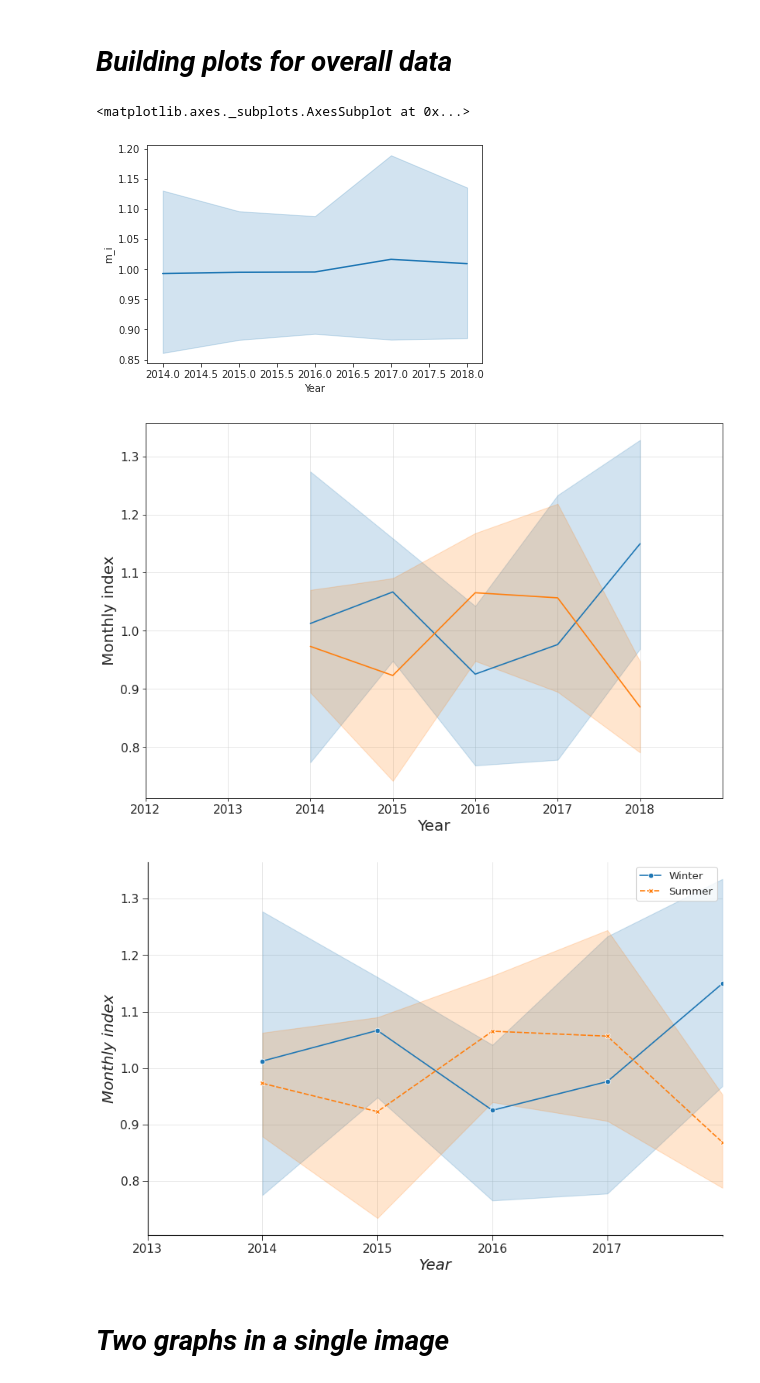
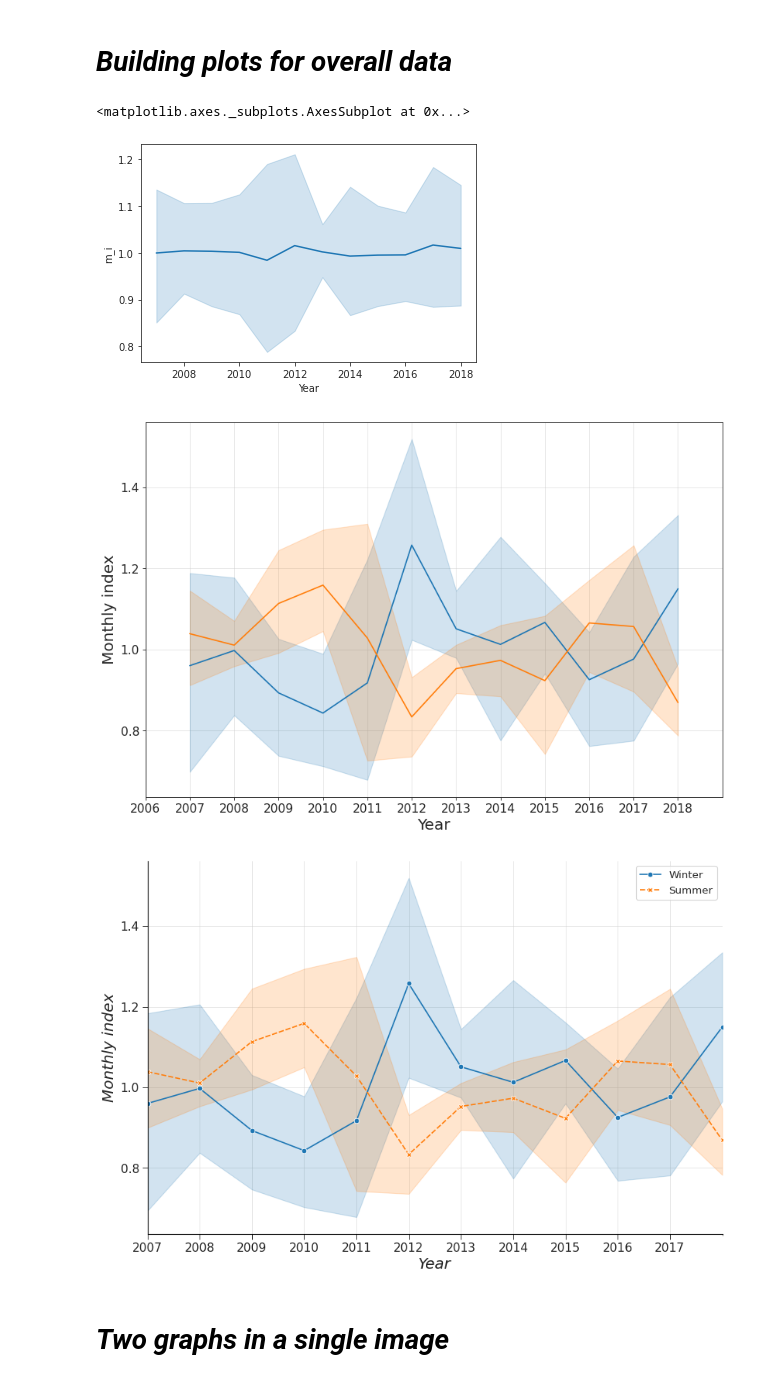
Before and after one commit to ADv0rnik/Data-analysis-for-JER, a Jupyter notebook: Monthly_index_calc_Mazyr.ipynb, the cells around one changed output. Cells and saved outputs as stored; diff of their text form; code cells hidden in the pictures.

```diff
--- a/Monthly_index_calc_Mazyr.ipynb
+++ b/Monthly_index_calc_Mazyr.ipynb
@@ -20,9 +20,9 @@ drive.mount('/content/drive')
 # %% [output]
 Drive already mounted at /content/drive; to attempt to forcibly remount, call drive.mount("/content/drive", force_remount=True).
 # %%
-path = '/content/drive/MyDrive/Colab Notebooks/Data for JER/Weekly_index13-18_Mazyr.csv'
+path = '/content/drive/MyDrive/Colab Notebooks/Data for JER/Weekly_index07-18_Mazyr.csv'
 df = pd.read_csv(path, parse_dates=['Date'])
-df.tail()
+df.head()
 #df.info()
 # %% [output]
 |  | Date | Conc | w_i |
@@ -62,14 +62,21 @@ def mi(my_df, year):
   #df_x_m.columns = ['M_i', 'Year']
   return df_x_m
 
-mi13 = mi(df_mod, 2013)
-mi1 = mi03.append(mi(df_mod, 2014))
-mi2 = mi1.append(mi(df_mod, 2015))
-mi3 = mi2.append(mi(df_mod, 2016))
-mi4 = mi3.append(mi(df_mod, 2017))
-mi5 = mi4.append(mi(df_mod, 2018))
+mi07 = mi(df_mod, 2007)
+mi1 = mi07.append(mi(df_mod, 2008))
+mi2 = mi1.append(mi(df_mod, 2009))
+mi3 = mi2.append(mi(df_mod, 2010))
+mi4 = mi3.append(mi(df_mod, 2011))
+mi5 = mi4.append(mi(df_mod, 2012))
+mi6 = mi5.append(mi(df_mod, 2013))
+mi7 = mi6.append(mi(df_mod, 2014))
+mi8 = mi7.append(mi(df_mod, 2015))
+mi9 = mi8.append(mi(df_mod, 2016))
+mi10 = mi9.append(mi(df_mod, 2017))
+mi11 = mi10.append(mi(df_mod, 2018))
 
-mi5['Mon'] = mi5['Month'].replace(m_dict)
-mi_fin=mi5.drop(['Month'], axis = 1)
+
+mi11['Mon'] = mi11['Month'].replace(m_dict)
+mi_fin=mi11.drop(['Month'], axis = 1)
 mi_fin
 # %% [output]
@@ -93,6 +96,6 @@ mi_fin
 # %%
 #adding seasons in front of Month
 mi_fin['season'] = np.where(mi_fin.Mon.isin(['Apr','May','Jun','Jul','Aug','Sep']), 'sum', 'win')
-mi_fin.columns = ('Year','m_i', 'Mon', 'season')
+mi_fin.columns = ('m_i', 'Year', 'Mon', 'season')
 mi_fin.head(30)
 # %% [output]
@@ -167,7 +162,7 @@ sns.set_style("ticks", {"xtick.major.size": 10, "ytick.major.size": 10})
 sns.lineplot(data = mi_fin, x = 'Year', y = 'm_i')
 # %% [output]
 <matplotlib.axes._subplots.AxesSubplot at 0x...>
-[figure, old version]
+[figure, new version]
 # %%
 f, ax = plt.subplots(figsize = (12, 8), dpi = 80)
 sns.lineplot(data = mi_win,
@@ -180,43 +175,43 @@ sns.lineplot(data = mi_sum,
              x = mi_sum['Year'],
              y = mi_sum['m_i'],
              markers = True)
-ax.set(xlim = (2012, 2019))
+ax.set(xlim = (2006, 2019))
 ax.set_ylabel('Monthly index', fontsize = 18)
 ax.set_xlabel('Year', fontsize = 18)
-plt.xticks(np.arange(2012, 2019, 1),fontsize = 14)
+plt.xticks(np.arange(2006, 2019, 1),fontsize = 14)
 plt.yticks(fontsize = 14)
 plt.grid(alpha = 0.5)
 plt.savefig('/content/drive/MyDrive/Colab Notebooks/Data for JER/fig1_M.png')
 # %% [output]
-[figure, old version]
+[figure, new version]
 # %%
 f, ax = plt.subplots(figsize = (12, 8), dpi = 80)
 sns.lineplot(data = mi_fin,
              x = 'Year',
              y = 'm_i',
              hue = 'season',
              style = 'season',
              markers = True)
-ax.set(xlim = (2013, 2018))
+ax.set(xlim = (2007, 2018))
 ax.set_ylabel('Monthly index', fontsize = 18, fontstyle='oblique', fontweight = 'medium')
 ax.set_xlabel('Year', fontsize = 18, fontstyle='oblique', fontweight = 'medium')
 ax.spines['bottom'].set_linewidth(1)
 ax.spines['bottom'].set_color('black')
 ax.spines['left'].set_linewidth(1)
 ax.spines['left'].set_color('black')
 ax.spines['top'].set_visible(False)
 ax.spines['right'].set_visible(False)
 ax.xaxis.set_minor_locator(ticker.AutoLocator())
 #ax.minorticks_on()
 #ax.tick_params(direction='out', labelsize = 12, length = 6)
 plt.tick_params(axis = 'both', direction='out', length = 6)
-plt.xticks(np.arange(2013, 2018, 1), fontsize = 14)
+plt.xticks(np.arange(2007, 2018, 1), fontsize = 14)
 plt.yticks(fontsize = 14)
 plt.legend(labels=["Winter","Summer"], fontsize = 'large', loc = 1)
 plt.grid(alpha = 0.5)
 plt.savefig('/content/drive/MyDrive/Colab Notebooks/Data for JER/fig2_M.png')
 # %% [output]
-[figure, old version]
+[figure, new version]
 # %% [markdown]
 # *Two graphs in a single image*
 # %%
```
Also changed, not shown: parts of 10 cells of this notebook.
